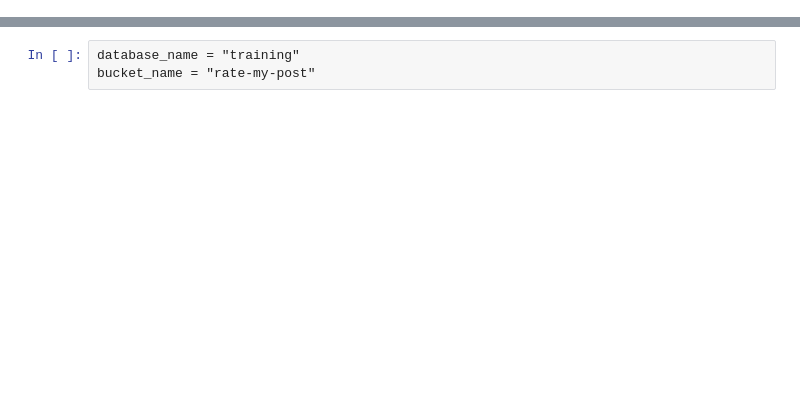
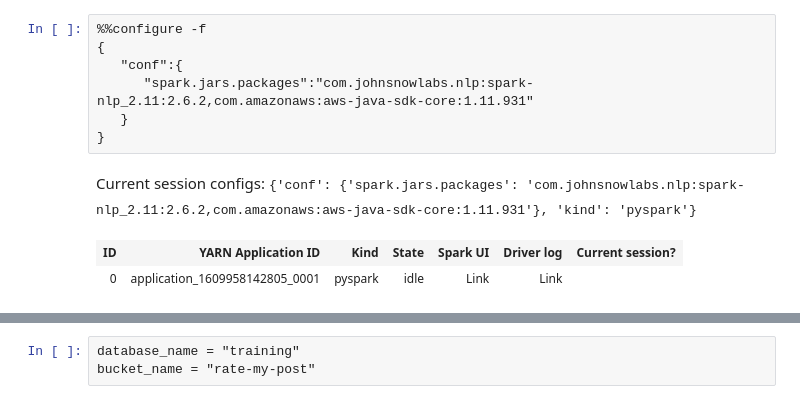
Before and after one commit to tzaton/rate-my-post, a Jupyter notebook: data-processing/feature-engineering/feature_engineering.ipynb, the cells around one changed output, grey strips where cells are left out. Saved outputs shown, nothing was run; the diff lists cells and outputs as text; blank space fills up the shorter version.

```diff
--- a/data-processing/feature-engineering/feature_engineering.ipynb
+++ b/data-processing/feature-engineering/feature_engineering.ipynb
@@ -1,3 +1,14 @@
+# %%
+%%configure -f
+{
+   "conf":{
+      "spark.jars.packages":"com.johnsnowlabs.nlp:spark-nlp_2.11:2.6.2,com.amazonaws:aws-java-sdk-core:1.11.931"
+   }
+}
+# %% [output]
+Current session configs: {'conf': {'spark.jars.packages': 'com.johnsnowlabs.nlp:spark-nlp_2.11:2.6.2,com.amazonaws:aws-java-sdk-core:1.11.931'}, 'kind': 'pyspark'}
+| ID | YARN Application ID | Kind | State | Spark UI | Driver log | Current session? |
+| 0 | application_1609958142805_0001 | pyspark | idle | Link | Link |  |
 # %%
 import pyspark.sql.functions as f
 from pyspark.sql.types import *
```
Also changed, not shown: parts of 4 cells of this notebook, 6 other files.
